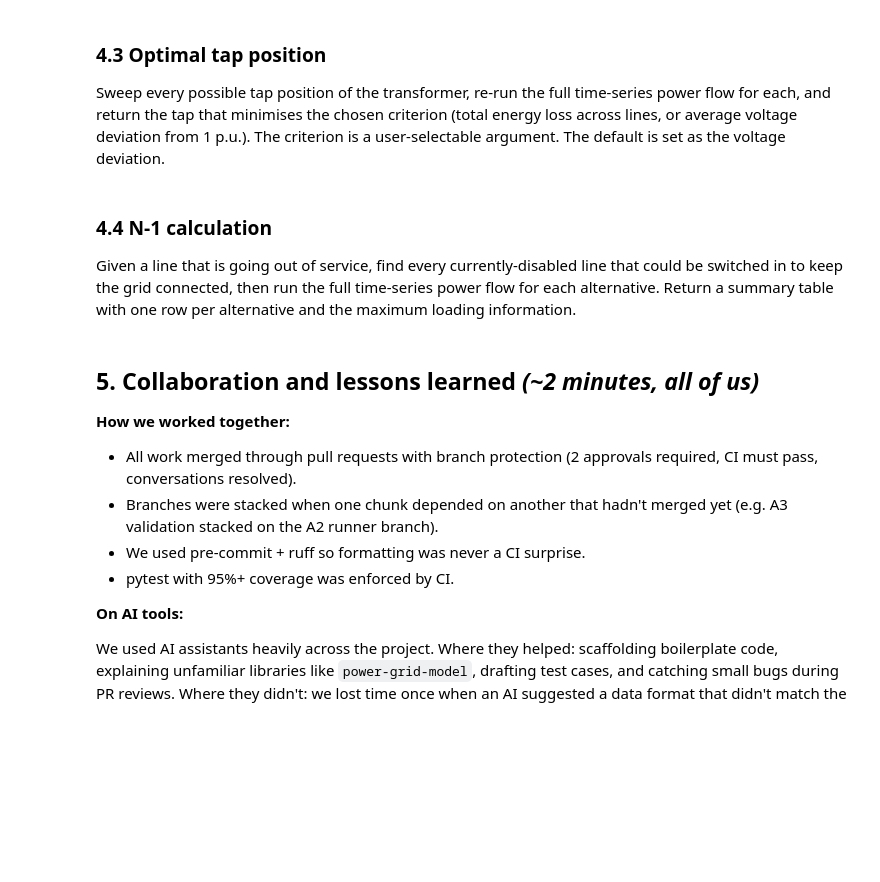
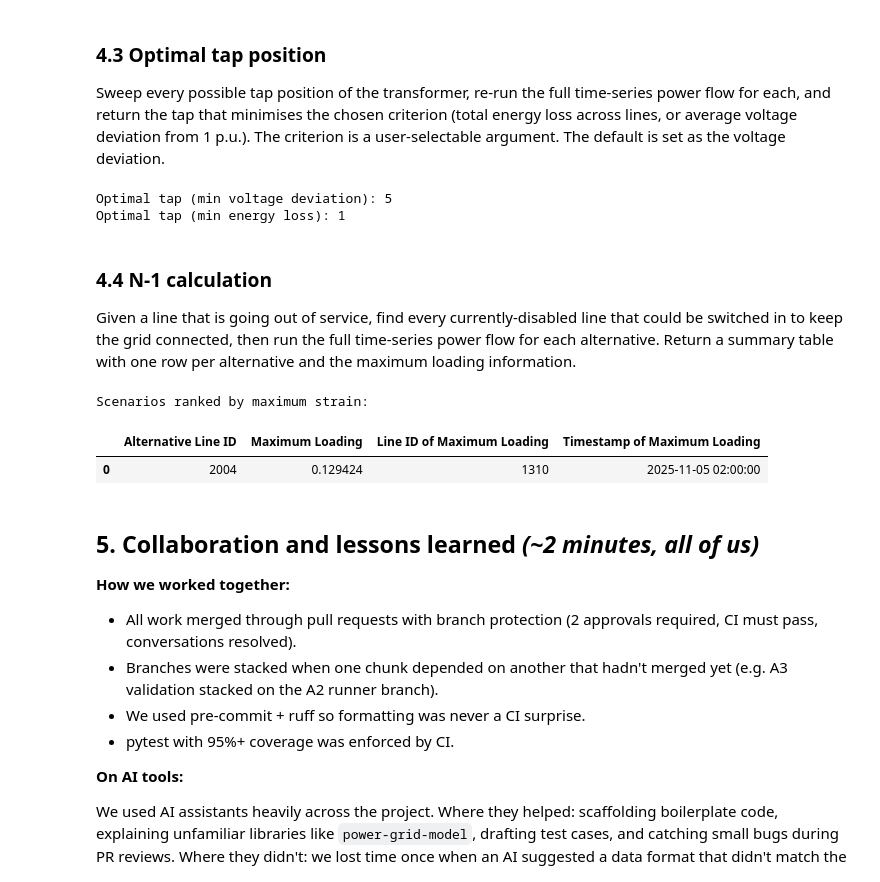
Before and after one commit to tue-ees-5xwg0/power-system-simulation-CURRENTly, a Jupyter notebook: example/final_presentation.ipynb, the cells around one changed output. Cells and saved outputs as stored; diff of their text form; code cells hidden in the pictures; blank space fills up the shorter version.

Commit message:
Fix Input Validation: different feeder IDS for big network

```diff
--- a/example/final_presentation.ipynb
+++ b/example/final_presentation.ipynb
@@ -28,7 +28,7 @@ REACTIVE_PROFILE = DATA_DIR / "reactive_power_profile.parquet"
 EV_PROFILE = DATA_DIR / "ev_active_power_profile.parquet"
 
 # From meta_data.json
-FEEDER_IDS = [16, 20]
+FEEDER_IDS = [1204, 1304, 1404, 1504, 1604, 1704, 1804, 1904]
 
 print("network:", NETWORK_JSON.exists())
 print("active :", ACTIVE_PROFILE.exists())
@@ -211,6 +256,9 @@ optimal_tap_energy = grid.optimize_tap_position(criteria=OptimizationCriteria.MI
 print(f"Optimal tap (min voltage deviation): {optimal_tap_energy}")
 optimal_tap_energy = grid.optimize_tap_position(criteria=OptimizationCriteria.MIN_VOLTAGE_DEVIATION)
 print(f"Optimal tap (min energy loss): {optimal_tap_energy}")
+# %% [output]
+Optimal tap (min voltage deviation): 5
+Optimal tap (min energy loss): 1
 # %% [markdown]
 ### 4.4 N-1 calculation
 
@@ -220,18 +268,22 @@ full time-series power flow for each alternative. Return a summary table
 with one row per alternative and the maximum loading information.
 # %%
 # Simulate line fault on some line in the network
-faulted_line_id = 18
+faulted_line_id = 1204
 
 # Execute the N-1 contingency calculation from our validated grid object
 n1_summary_table = grid.calculate_n_minus_1(line_id=faulted_line_id)
 
 # Render the operational summary table
 if n1_summary_table.empty:
     print("No valid alternative configurations exist.")
 else:
     print("Scenarios ranked by maximum strain:")
 
 n1_summary_table
+# %% [output]
+Scenarios ranked by maximum strain:
+|  | Alternative Line ID | Maximum Loading | Line ID of Maximum Loading | Timestamp of Maximum Loading |
+| 0 | 2004 | 0.129424 | 1310 | 2025-11-05 02:00:00 |
 # %% [markdown]
 ## 5. Collaboration and lessons learned  *(~2 minutes, all of us)*
 
```
Also changed, not shown: parts of 9 cells of this notebook.
